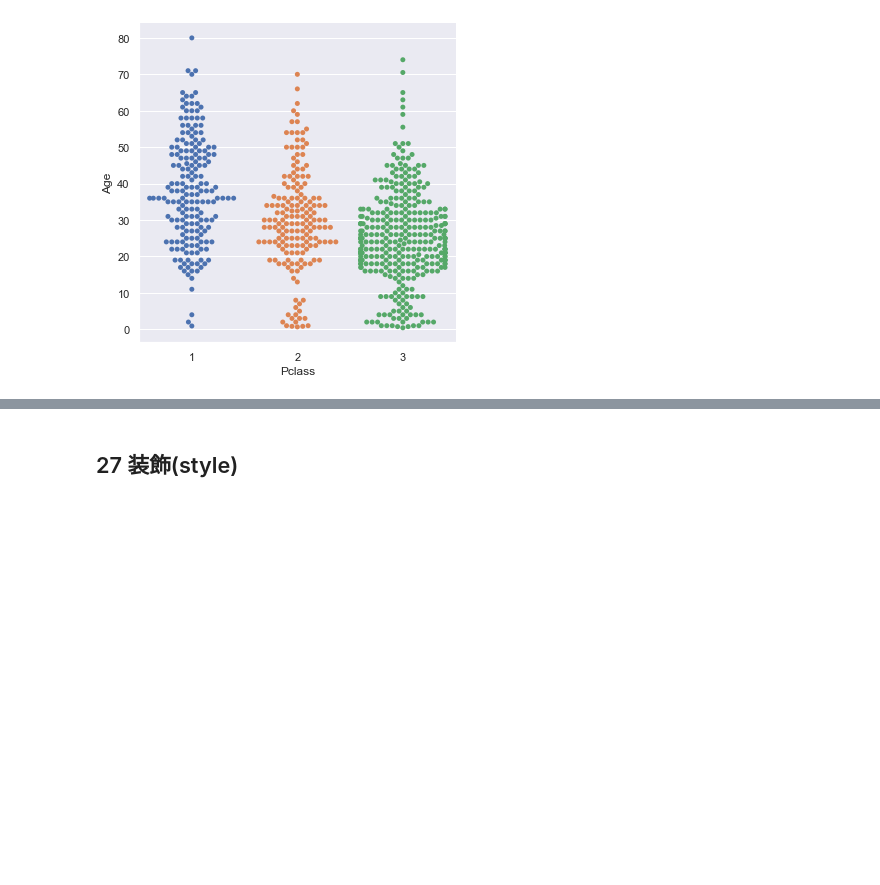
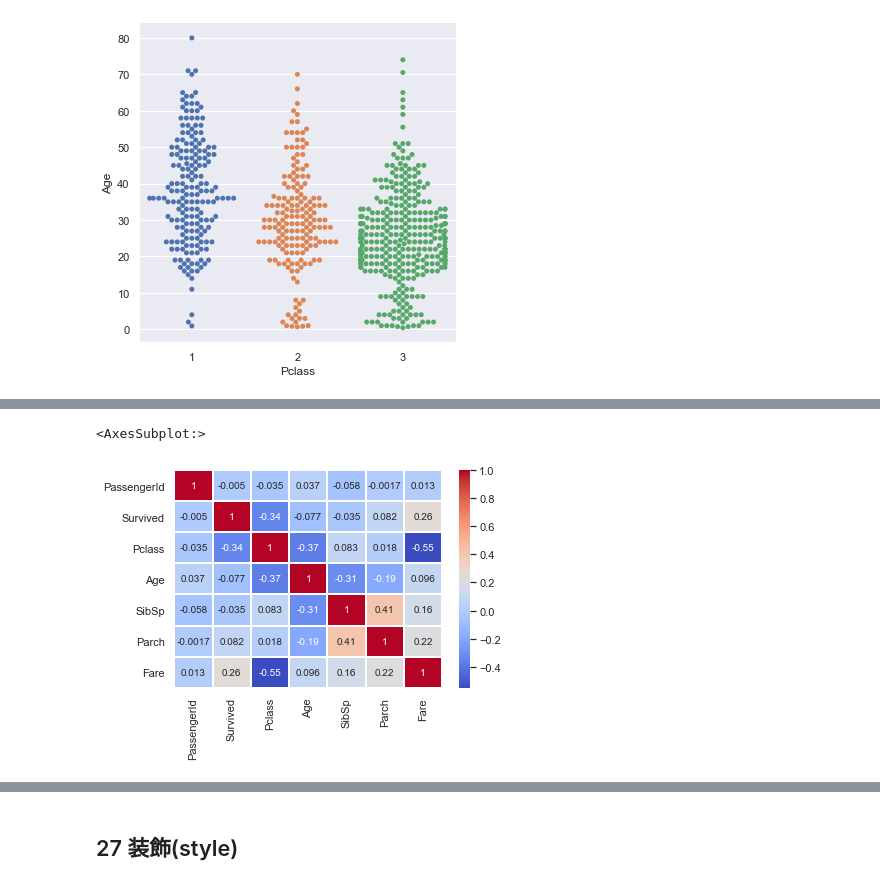
Before and after one commit to GitHiru/ml_academic, a Jupyter notebook: various_learning/kame/kame_ds_5_seaborn.ipynb, the cells around one changed output, grey strips where cells are left out. Saved outputs shown, nothing was run; the diff lists cells and outputs as text; code cells hidden in the pictures; blank space fills up the shorter version.

```diff
--- a/various_learning/kame/kame_ds_5_seaborn.ipynb
+++ b/various_learning/kame/kame_ds_5_seaborn.ipynb
@@ -234,0 +258,5 @@ sns.catplot(x="Pclass", y="Age", data=df, kind="swarm")
+# %%
+import pandas as pd
+df = pd.read_csv('input/train.csv')
+corr = df.corr()
+corr
@@ -234,0 +279,5 @@ sns.catplot(x="Pclass", y="Age", data=df, kind="swarm")
+# %%
+sns.heatmap(corr, cmap="coolwarm", annot=True, linewidth=1)
+# %% [output]
+<AxesSubplot:>
+[figure, added]
```
Also changed, not shown: parts of 11 cells of this notebook.
